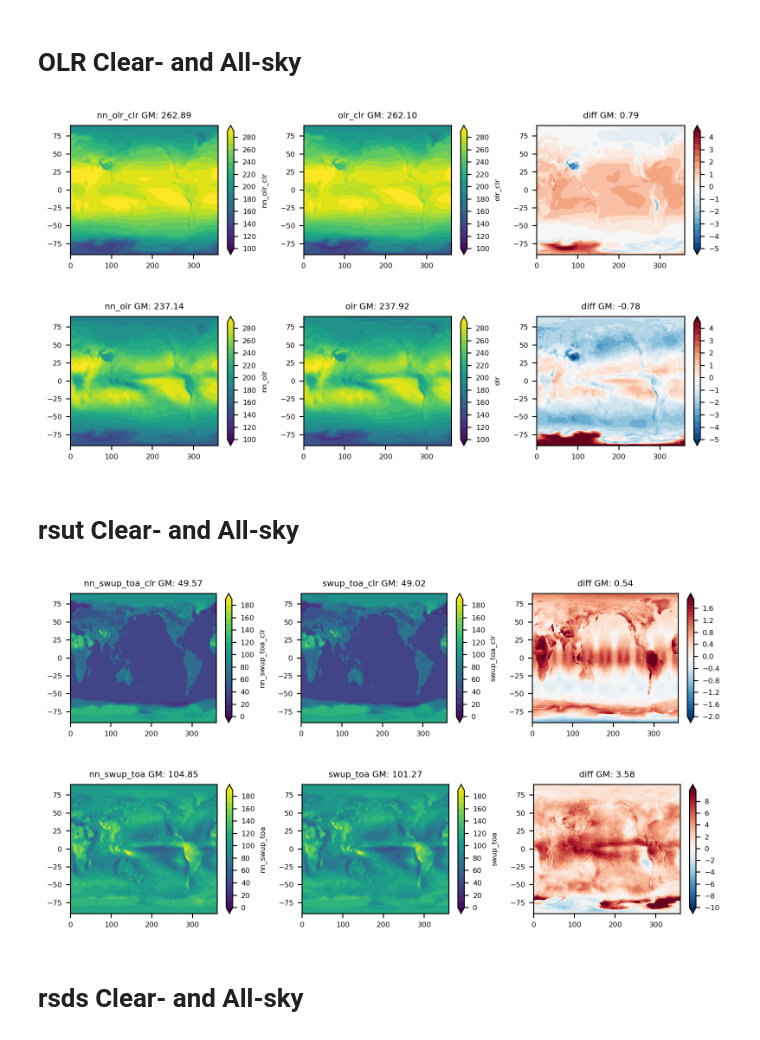
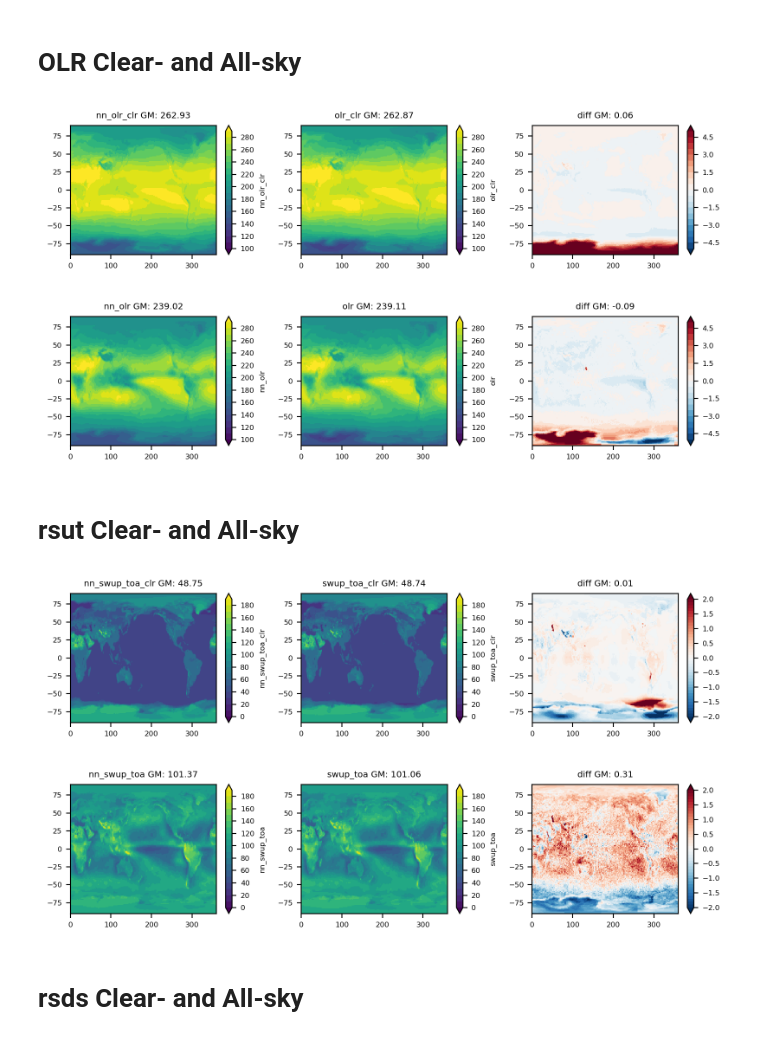
Before and after one commit to ChenggongWang/AM4_RadNN_run, a Jupyter notebook: GCM_results/diag_GCM_nn_1y.ipynb, the cells around one changed output. Saved outputs shown, nothing was run; the diff lists cells and outputs as text; code cells hidden in the pictures.

```diff
--- a/GCM_results/diag_GCM_nn_1y.ipynb
+++ b/GCM_results/diag_GCM_nn_1y.ipynb
@@ -43,14 +25,18 @@ ds = ds.rename({'grid_yt':'lat','grid_xt':'lon'})
+# %%
+file_path = '/scratch/gpfs/cw55/AM4/work/CTL2000_test2000s_nn_stellarcpu_intelmpi_22_768PE/'
+ds = xr.open_dataset(file_path+'POSTP/20000101.atmos_8xdaily.nc')
+ds = ds.rename({'grid_yt':'lat','grid_xt':'lon'})
 # %%
-def plot_var12_diff(var1,level = np.arange(0,300,10), dlevel = np.arange(-10,10,0.5)):
+def plot_var12_diff(var1,level = np.arange(0,300,10), dlevel = np.arange(-10,10.1,0.5)):
     fig, axs = plt.subplots(nrows=1,ncols=3,figsize=(8,2),dpi=200)
     axs = axs.flatten()
     for i in range(2):
         ax=axs[i]
-        da = ds[var1[i]].mean('time')
+        da = ds[var1[i]].mean('time').load()
         da.plot(ax=ax, levels=level, extend='both')
         ax.set_title(f'{var1[i]} GM: {global_mean_xarray(da).values:4.2f}')
     ax=axs[2]
-    da = (ds[var1[0]].mean('time')-ds[var1[1]].mean('time'))
+    da = (ds[var1[0]].mean('time')-ds[var1[1]].mean('time')).load()
     da.plot(ax=ax, levels=dlevel, extend='both')
     ax.set_title(f'diff GM: {global_mean_xarray(da).values:4.2f}')
     for ax in axs:
@@ -60,23 +46,23 @@ def plot_var12_diff(var1,level = np.arange(0,300,10), dlevel = np.arange(-10,10,
 # OLR Clear- and All-sky
 # %%
 var = ['nn_olr_clr','olr_clr',]
-plot_var12_diff(var,level = np.arange(100,300,10), dlevel = np.arange(-5,5,0.5))
+plot_var12_diff(var,level = np.arange(100,300,10), dlevel = np.arange(-5,5.1,0.5))
 
 var = ['nn_olr','olr',]
-plot_var12_diff(var,level = np.arange(100,300,10), dlevel = np.arange(-5,5,0.5))
+plot_var12_diff(var,level = np.arange(100,300,10), dlevel = np.arange(-5,5.1,0.5))
 # %% [output]
-[figure, old version]
+[figure, new version]
-[figure, old version]
+[figure, new version]
 # %% [markdown]
 # rsut Clear- and All-sky
 # %%
 var = ['nn_swup_toa_clr','swup_toa_clr',]
-plot_var12_diff(var,level = np.arange(0,200,10), dlevel = np.arange(-2,2,0.1))
+plot_var12_diff(var,level = np.arange(0,200,10), dlevel = np.arange(-2,2.01,0.1))
 var = ['nn_swup_toa','swup_toa',]
-plot_var12_diff(var,level = np.arange(0,200,10), dlevel = np.arange(-10,10,0.1))
+plot_var12_diff(var,level = np.arange(0,200,10), dlevel = np.arange(-2,2.01,0.1))
 # %% [output]
-[figure, old version]
+[figure, new version]
-[figure, old version]
+[figure, new version]
 # %% [markdown]
 # rsds Clear- and All-sky
 # %%
```
Also changed, not shown: parts of 23 cells of this notebook, 32 other files.
